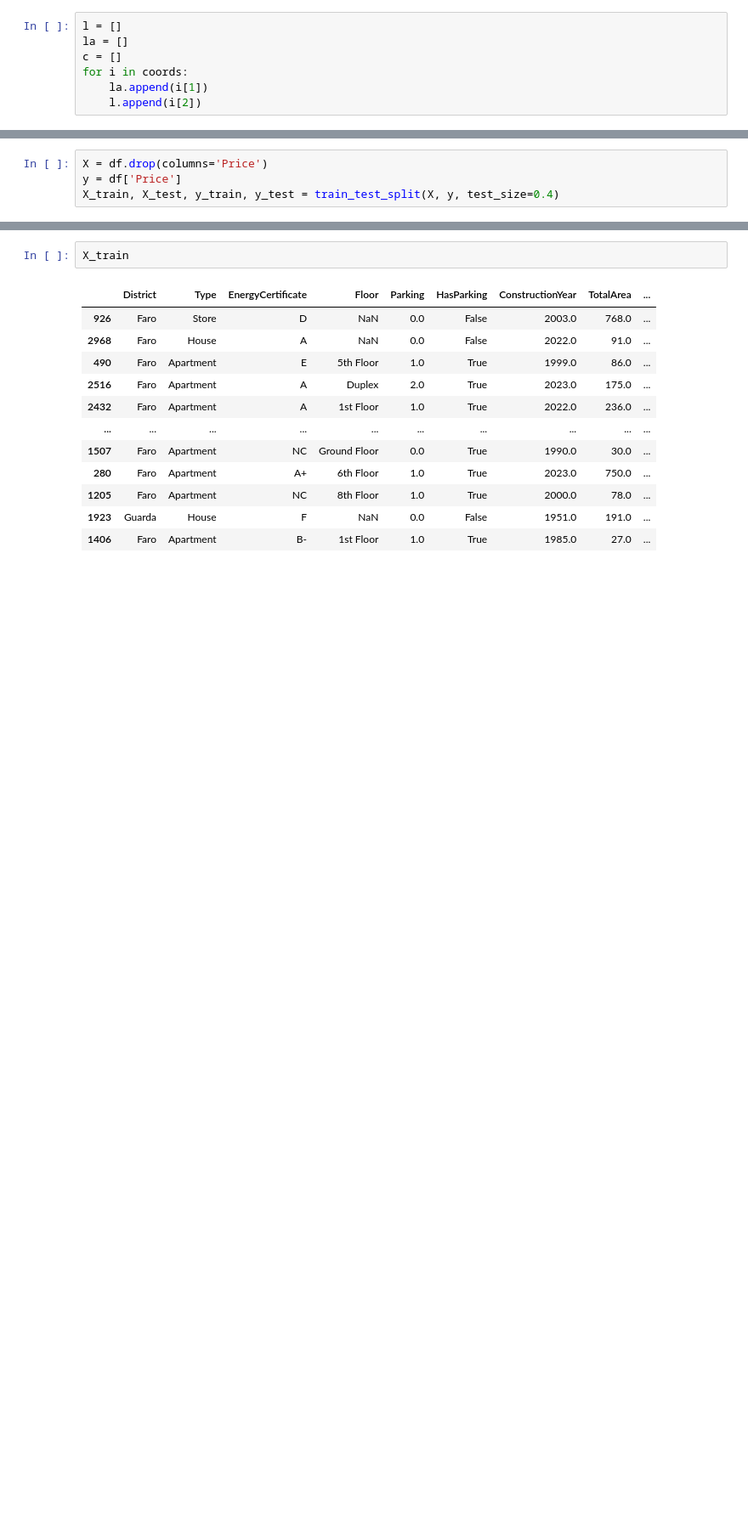
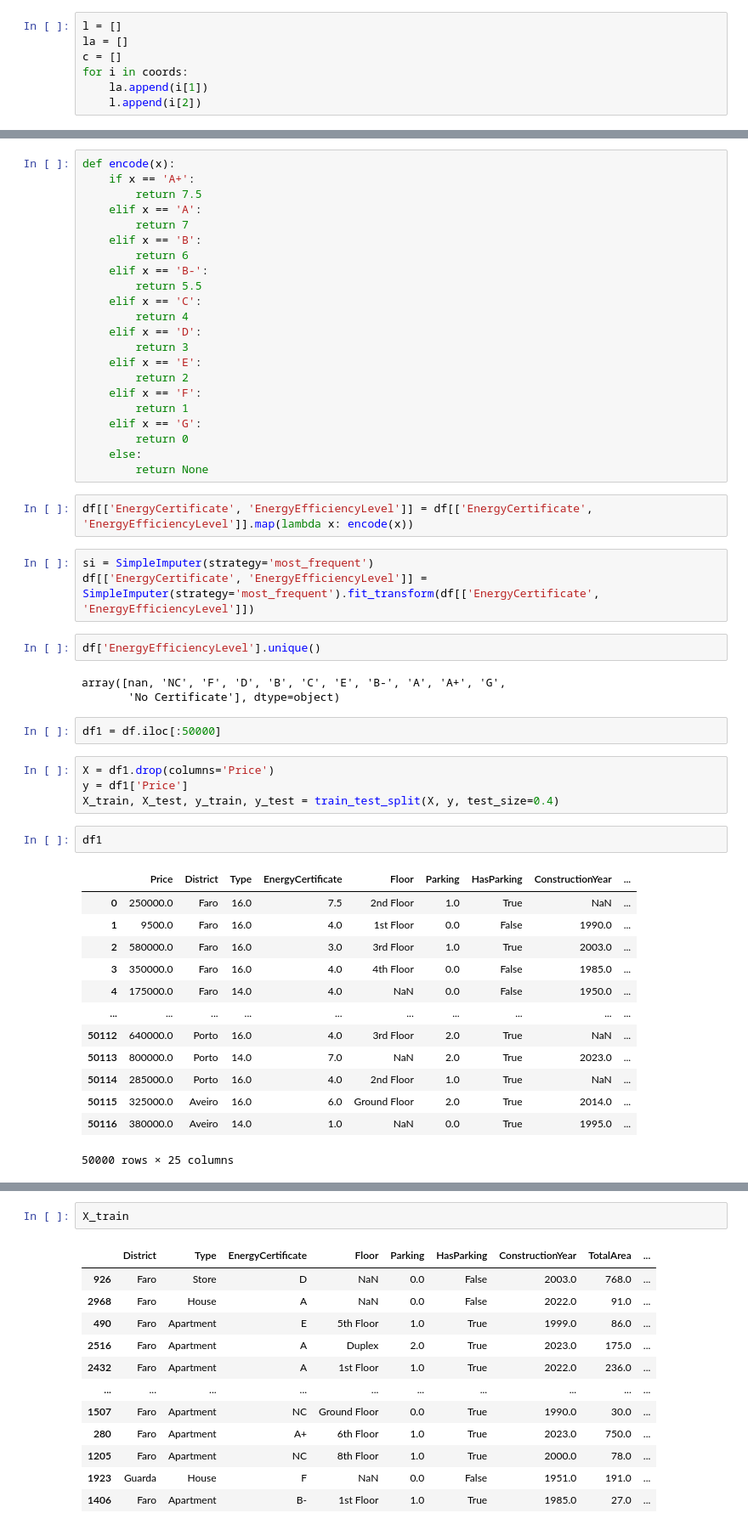
Before and after one commit to VIVALDI142857/ClassificationModelsParams, a Jupyter notebook: real_estate_regression.ipynb, the cells around one changed output, grey strips where cells are left out. Shown: that part at 85% size. Drawn from its saved outputs; the diff is of its cells as text; blank space fills up the shorter version.

```diff
--- a/real_estate_regression.ipynb
+++ b/real_estate_regression.ipynb
@@ -264,7 +331,57 @@ df['City'].unique()
+# %%
+def encode(x):
+    if x == 'A+':
+        return 7.5
+    elif x == 'A':
+        return 7
+    elif x == 'B':
+        return 6
+    elif x == 'B-':
+        return 5.5
+    elif x == 'C':
+        return 4
+    elif x == 'D':
+        return 3
+    elif x == 'E':
+        return 2
+    elif x == 'F':
+        return 1
+    elif x == 'G':
+        return 0
+    else:
+        return None
+# %%
+df[['EnergyCertificate', 'EnergyEfficiencyLevel']] = df[['EnergyCertificate', 'EnergyEfficiencyLevel']].map(lambda x: encode(x))
+# %%
+si = SimpleImputer(strategy='most_frequent')
+df[['EnergyCertificate', 'EnergyEfficiencyLevel']] = SimpleImputer(strategy='most_frequent').fit_transform(df[['EnergyCertificate', 'EnergyEfficiencyLevel']])
+# %%
+df['EnergyEfficiencyLevel'].unique()
+# %% [output]
+array([nan, 'NC', 'F', 'D', 'B', 'C', 'E', 'B-', 'A', 'A+', 'G',
+       'No Certificate'], dtype=object)
+# %%
+df1 = df.iloc[:50000]
 # %%
-X = df.drop(columns='Price')
-y = df['Price']
+X = df1.drop(columns='Price')
+y = df1['Price']
 X_train, X_test, y_train, y_test = train_test_split(X, y, test_size=0.4)
+# %%
+df1
+# %% [output]
+|  | Price | District | Type | EnergyCertificate | Floor | Parking | HasParking | ConstructionYear | ... |
+| 0 | 250000.0 | Faro | 16.0 | 7.5 | 2nd Floor | 1.0 | True | NaN | ... |
+| 1 | 9500.0 | Faro | 16.0 | 4.0 | 1st Floor | 0.0 | False | 1990.0 | ... |
+| 2 | 580000.0 | Faro | 16.0 | 3.0 | 3rd Floor | 1.0 | True | 2003.0 | ... |
+| 3 | 350000.0 | Faro | 16.0 | 4.0 | 4th Floor | 0.0 | False | 1985.0 | ... |
+| 4 | 175000.0 | Faro | 14.0 | 4.0 | NaN | 0.0 | False | 1950.0 | ... |
+| ... | ... | ... | ... | ... | ... | ... | ... | ... | ... |
+| 50112 | 640000.0 | Porto | 16.0 | 4.0 | 3rd Floor | 2.0 | True | NaN | ... |
+| 50113 | 800000.0 | Porto | 14.0 | 7.0 | NaN | 2.0 | True | 2023.0 | ... |
+| 50114 | 285000.0 | Porto | 16.0 | 4.0 | 2nd Floor | 1.0 | True | NaN | ... |
+| 50115 | 325000.0 | Aveiro | 16.0 | 6.0 | Ground Floor | 2.0 | True | 2014.0 | ... |
+| 50116 | 380000.0 | Aveiro | 14.0 | 1.0 | NaN | 0.0 | True | 1995.0 | ... |
+50000 rows × 25 columns
 # %%
 num_cols = X_train.select_dtypes(include='number').columns
 binary = X_train.nunique()[df.nunique() == 2].index
```
Also changed, not shown: parts of 25 cells of this notebook.
